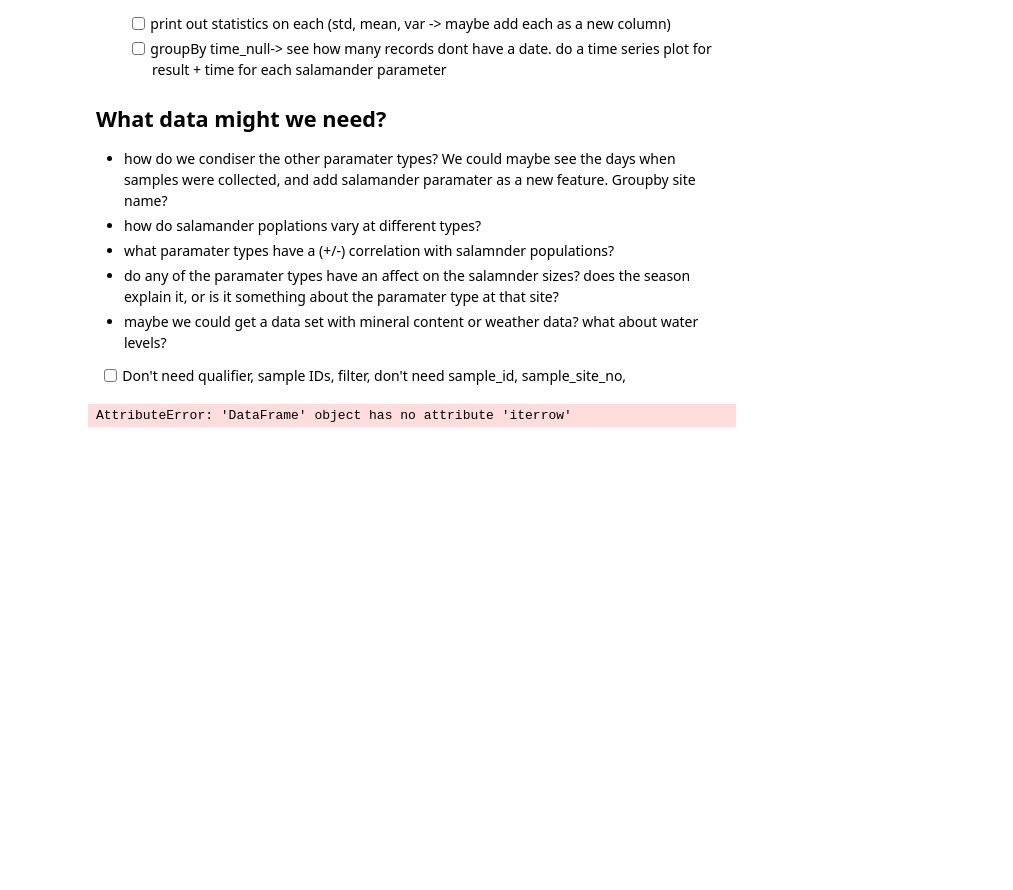
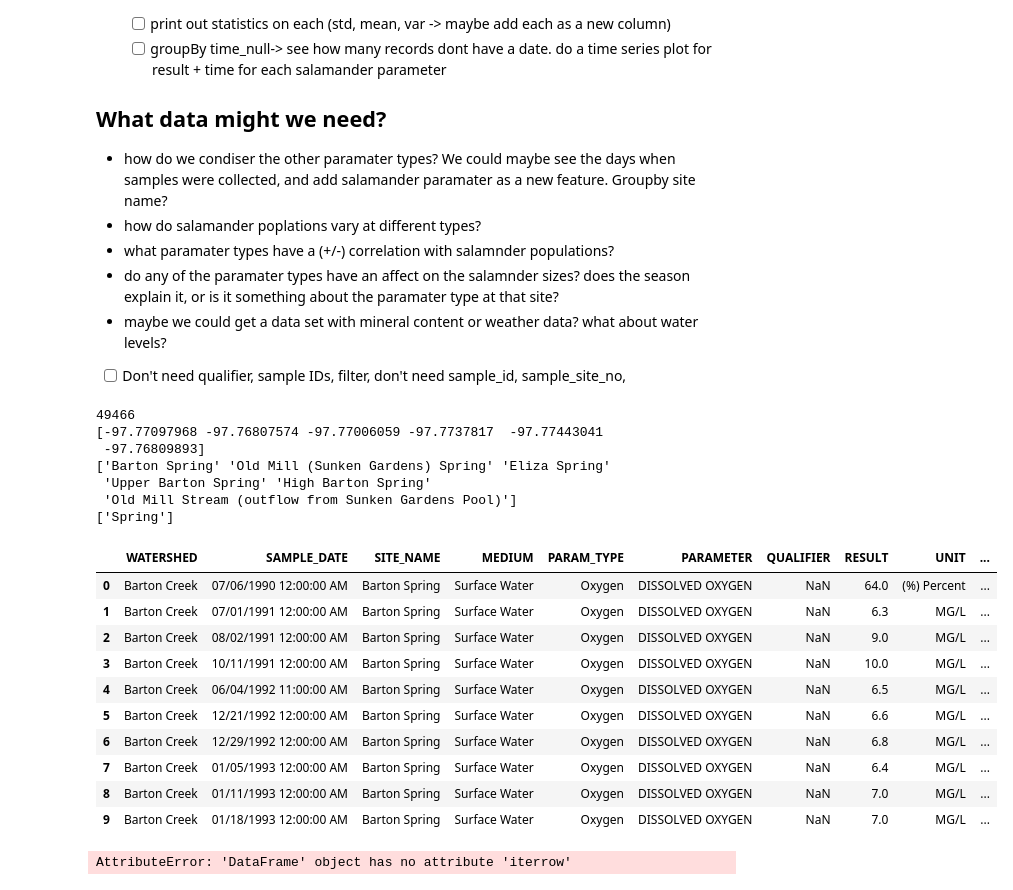
Before and after one commit to benjamin010095/BartonSpringsSalamanders, a Jupyter notebook: Barton Springs Salamanders.ipynb, the cells around one changed output. Saved outputs shown, nothing was run; the diff lists cells and outputs as text; code cells hidden in the pictures; blank space fills up the shorter version.

Commit message:
data preprocessing

```diff
--- a/Barton Springs Salamanders.ipynb
+++ b/Barton Springs Salamanders.ipynb
@@ -49,9 +56,50 @@ groupedData.mean()
  - maybe we could get a data set with mineral content or weather data? what about water levels?
 - [ ] Don't need qualifier, sample IDs, filter, don't need sample_id, sample_site_no,
 # %%
+print(len(rawData))
+groupedData = rawData.groupby('PARAM_TYPE')
+#salamanderData = groupedData[groupedData['PARAM_TYPE'] == 'Salamanders']
+groupedData[['PARAM_TYPE','RESULT', 'UNIT']].head(49466)
+groupedData.std()
+groupedData.mean()
+#groupedData.get_group('Salamanders')
+#groupedData.size()
+#print(rawData.columns)
+#print(groupedData.columns)
+#print(rawData["PARAM_TYPE"].isna().sum())
 # dataset w/ uneeded columns removed
+
 dups = rawData["LON_DD_WGS84"].unique()
 print(dups)
+dupSites = rawData["SITE_NAME"].unique()
+print(dupSites)
+data = rawData.copy()
+
+print(data["SITE_TYPE"].unique())
+
+
+#Drop uneeded columns
+data.drop(columns= ["LON_DD_WGS84","LAT_DD_WGS84","DATA_REF_NO","PROJECT", "QC_FLAG", "QC_TYPE", "SITE_TYPE"], inplace=True)
+data.head(10)
+# %% [output]
+49466
+[-97.77097968 -97.76807574 -97.77006059 -97.7737817  -97.77443041
+ -97.76809893]
+['Barton Spring' 'Old Mill (Sunken Gardens) Spring' 'Eliza Spring'
+ 'Upper Barton Spring' 'High Barton Spring'
+ 'Old Mill Stream (outflow from Sunken Gardens Pool)']
+['Spring']
+|  | WATERSHED | SAMPLE_DATE | SITE_NAME | MEDIUM | PARAM_TYPE | PARAMETER | QUALIFIER | RESULT | UNIT | ... |
+| 0 | Barton Creek | 07/06/1990 12:00:00 AM | Barton Spring | Surface Water | Oxygen | DISSOLVED OXYGEN | NaN | 64.0 | (%) Percent | ... |
+| 1 | Barton Creek | 07/01/1991 12:00:00 AM | Barton Spring | Surface Water | Oxygen | DISSOLVED OXYGEN | NaN | 6.3 | MG/L | ... |
+| 2 | Barton Creek | 08/02/1991 12:00:00 AM | Barton Spring | Surface Water | Oxygen | DISSOLVED OXYGEN | NaN | 9.0 | MG/L | ... |
+| 3 | Barton Creek | 10/11/1991 12:00:00 AM | Barton Spring | Surface Water | Oxygen | DISSOLVED OXYGEN | NaN | 10.0 | MG/L | ... |
+| 4 | Barton Creek | 06/04/1992 11:00:00 AM | Barton Spring | Surface Water | Oxygen | DISSOLVED OXYGEN | NaN | 6.5 | MG/L | ... |
+| 5 | Barton Creek | 12/21/1992 12:00:00 AM | Barton Spring | Surface Water | Oxygen | DISSOLVED OXYGEN | NaN | 6.6 | MG/L | ... |
+| 6 | Barton Creek | 12/29/1992 12:00:00 AM | Barton Spring | Surface Water | Oxygen | DISSOLVED OXYGEN | NaN | 6.8 | MG/L | ... |
+| 7 | Barton Creek | 01/05/1993 12:00:00 AM | Barton Spring | Surface Water | Oxygen | DISSOLVED OXYGEN | NaN | 6.4 | MG/L | ... |
+| 8 | Barton Creek | 01/11/1993 12:00:00 AM | Barton Spring | Surface Water | Oxygen | DISSOLVED OXYGEN | NaN | 7.0 | MG/L | ... |
+| 9 | Barton Creek | 01/18/1993 12:00:00 AM | Barton Spring | Surface Water | Oxygen | DISSOLVED OXYGEN | NaN | 7.0 | MG/L | ... |
 # %%
 samples = []
 parameters = [ID_FEATURE]
```
Also changed, not shown: parts of 2 cells of this notebook.
